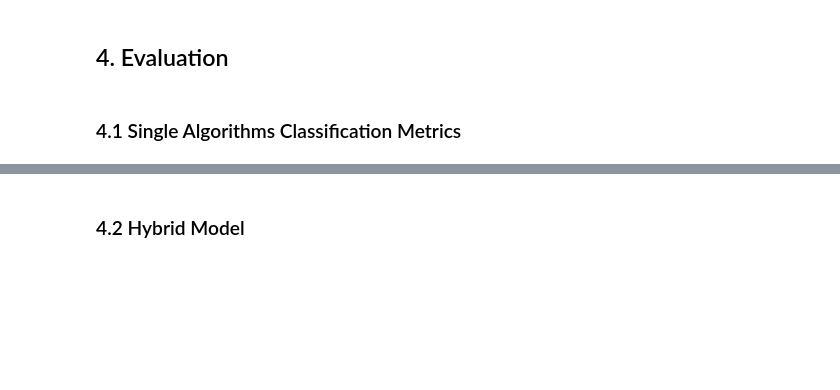
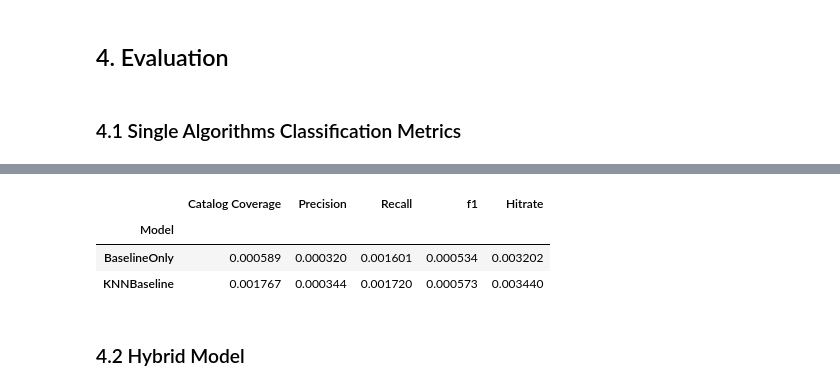
Before and after one commit to CaroHolt/WebMiningRecipeProject, a Jupyter notebook: code/Content Mining Overall-BenesMerge.ipynb, the cells around one changed output, grey strips where cells are left out. Saved outputs shown, nothing was run; the diff lists cells and outputs as text; code cells hidden in the pictures; blank space fills up the shorter version.

Commit message:
Improve performance of prediction

```diff
--- a/code/Content Mining Overall-BenesMerge.ipynb
+++ b/code/Content Mining Overall-BenesMerge.ipynb
@@ -75,6 +75,7 @@ True
 # %%
 # Import functions module
 %run functions.py
+pd.set_option('display.max_colwidth', None)
 # %% [markdown]
 <a id='preprocessing'></a>
 ## 1. Preprocessing
@@ -838,3 +839,13 @@ plt.show()
 similarity_matrix_mixed = get_mix_sim_matrix(content_processed, lmbda_min, recipes_data)
 # %% [markdown]
 ### 3.2 Collaborative Filtering Models
+# %%
+def create_pivot_table(pd_df):
+    data = pd_df.values
+    #print(data.shape)
+    rows, row_pos = np.unique(data[:, 0], return_inverse=True) #Retrieves sorted array of unqiue values of pd_df and the corresponding inverse in order to reconstruct the original array
+    cols, col_pos = np.unique(data[:, 1], return_inverse=True) #Retrieves sorted array of unqiue values of pd_df and the corresponding inverse in order to reconstruct the original array
+    pivot_matrix = np.zeros((len(rows), len(cols)), dtype=data.dtype)
+    pivot_matrix[row_pos, col_pos] = data[:, 2] #Matrix is column wise filled by the original positions of movieId and userId
+    #print(pivot_matrix.shape)
+    return pivot_matrix
@@ -1022,55 +1142,56 @@ k = 10
 # Store the resuls of the different models
 benchmark = []
 
-# Calculate scores for content based models
-content_based_models = {
-    'Cosine SVD Model': get_cos_sim_matrix(content_processed, n_components_min, use_svd=True),
-    'Cosine Plain Model': get_cos_sim_matrix(content_processed, n_components_min, use_svd=False),
-    'Embedded Cosine Model': similarity_matrix_embedded = cosine_similarity(tfidf_matrix, tfidf_matrix),
-    'Mixture Model': similarity_matrix_mixed = get_mix_sim_matrix(content_processed, lmbda_min, recipes_data)
-}
+# # Calculate scores for content based models
+# content_based_models = {
+#     'Cosine SVD Model': get_cos_sim_matrix(content_processed, n_components_min, use_svd=True),
+#     'Cosine Plain Model': get_cos_sim_matrix(content_processed, n_components_min, use_svd=False),
+#     'Embedded Cosine Model': similarity_matrix_embedded = cosine_similarity(tfidf_matrix, tfidf_matrix),
+#     'Mixture Model': similarity_matrix_mixed = get_mix_sim_matrix(content_processed, lmbda_min, recipes_data)
+# }
 
-for m_name, model in content_based_models.items():
-    rec_dict = make_all_recommendations(dev_split.user_id.unique(), model, content_processed, train_split, k)
+# for m_name, model in content_based_models.items():
+#     rec_dict = make_all_recommendations(dev_split.user_id.unique(), model, content_processed, train_split, k)
 
-    # Compute metrics
-    # Catalog coverage
-    cat_cov = catalog_coverage(rec_dict, n_recipes)
-    # Get hits per user (required for other metrics)
-    n_hits_per_user = get_hits(rec_dict, dev_split)
-    # Average precision
-    precision = get_avg_precision(n_hits_per_user, k)
-    # Average recall
-    recall = get_avg_recall(n_hits_per_user, fixed_n_dev)
-    # f1-score
-    f_one = get_f_one(precision, recall)
-    # Hitrate
-    hitr = hitrate(n_hits_per_user)
+#     # Compute metrics
+#     # Catalog coverage
+#     cat_cov = catalog_coverage(rec_dict, n_recipes)
+#     # Get hits per user (required for other metrics)
+#     n_hits_per_user = get_hits(rec_dict, dev_split)
+#     # Average precision
+#     precision = get_avg_precision(n_hits_per_user, k)
+#     # Average recall
+#     recall = get_avg_recall(n_hits_per_user, fixed_n_dev)
+#     # f1-score
+#     f_one = get_f_one(precision, recall)
+#     # Hitrate
+#     hitr = hitrate(n_hits_per_user)
 
-    benchmark.append([m_name, cat_cov, precision, recall, f_one ,hitr])
+#     benchmark.append([m_name, cat_cov, precision, recall, f_one ,hitr])
 
 
 # Prepare train and dev set for algos
 # Create dataset objects from the train-test-split which is required for suprise package
 trainset = Dataset.load_from_df(train_split[['user_id','recipe_id', 'rating']], Reader()).build_full_trainset()
-devset = trainset.build_anti_testset()
 
 algos = {
     'BaselineOnly': BaselineOnly(),
     'KNNBaseline': KNNBaseline(k=10, sim_options={'user_based': True, 'name': 'cosine'}),
-    'SVD': SVD(n_factors=5, lr_all=0.005, reg_all=0.04),
+#     'SVD': SVD(n_factors=5, lr_all=0.005, reg_all=0.04),
 }
 
+# Get all recipes we need a prediction for
+recipe_ids = list((set().union(train_split.recipe_id.unique(), dev_split.recipe_id.unique())))
 for name, algo in algos.items():
     print(name)
     print("Train Started")
     # Fit the algorithm on the train set
     algo.fit(trainset)
     print("Prediction Started")
-    # Get predictions on dev set
-    predictions = algo.test(devset)
+#     # Get predictions on dev set
+#     predictions = algo.test(devset)
     # Get Top k recipes
-    rec_dict = get_top_n(predictions, k)
+    rec_dict = get_top_k(algo, trainset, 10, train_split, recipe_ids, k)
     # Catalog coverage
     cat_cov = catalog_coverage(rec_dict, n_recipes)
     # Get hits per user (required for other metrics)
@@ -1097,3 +1230,7 @@ Prediciton Started
+|  | Catalog Coverage | Precision | Recall | f1 | Hitrate |
+| Model |  |  |  |  |  |
+| BaselineOnly | 0.000589 | 0.000320 | 0.001601 | 0.000534 | 0.003202 |
+| KNNBaseline | 0.001767 | 0.000344 | 0.001720 | 0.000573 | 0.003440 |
 # %% [markdown]
 ### 4.2 Hybrid Model
 # %% [markdown]
```
Also changed, not shown: parts of 7 cells of this notebook.
